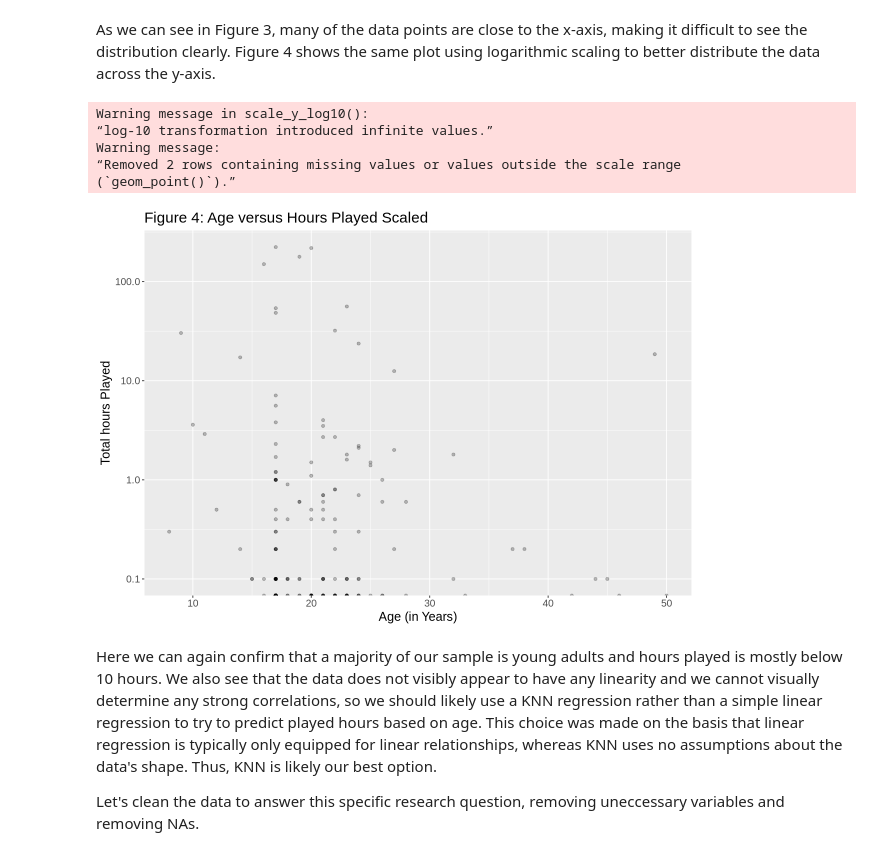
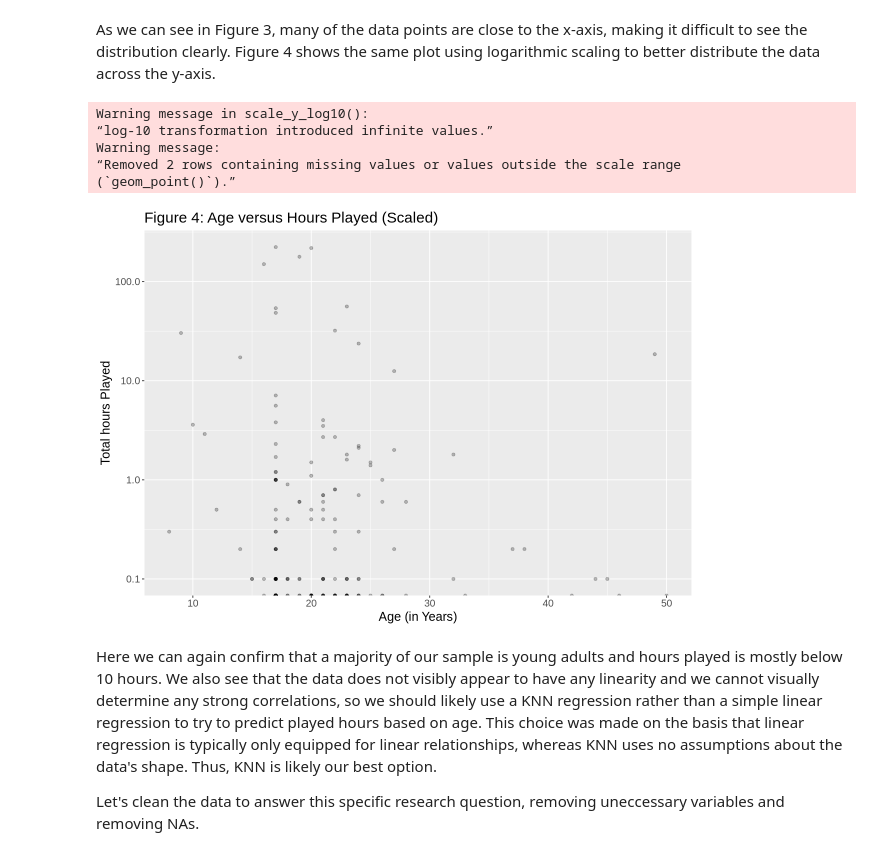
Before and after one commit to Lmcewe01/dsci-100-2025-LM-project, a Jupyter notebook: Analyses.ipynb, the cells around one changed output. Drawn from its saved outputs; the diff is of its cells as text; code cells hidden in the pictures.

```diff
--- a/Analyses.ipynb
+++ b/Analyses.ipynb
@@ -158,20 +158,20 @@ As we can see in Figure 3, many of the data points are close to the x-axis, maki
 # %%
 
 playr_time_age_plot_scaled <- players |> ggplot(aes(x = age,
                             y = played_hours)) +
                     geom_point(alpha = 0.25) +  scale_y_log10() +
                     labs(color = "Did the player subscribe?") +
-                    ylab("Total hours Played") + xlab("Age (in Years)") + ggtitle("Figure 4: Age versus Hours Played Scaled") +
+                    ylab("Total hours Played") + xlab("Age (in Years)") + ggtitle("Figure 4: Age versus Hours Played (Scaled)") +
                     theme(text = element_text(size = 15))
 
 playr_time_age_plot_scaled
 # %% [output]
 Warning message in scale_y_log10():
 “log-10 transformation introduced infinite values.”
 Warning message:
 “Removed 2 rows containing missing values or values outside the scale range
 (`geom_point()`).”
-[figure, old version]
+[figure, new version]
 # %% [markdown]
 Here we can again confirm that a majority of our sample is young adults and hours played is mostly below 10 hours.  We also see that the data does not visibly appear to have any linearity and we cannot visually determine any strong correlations,  so we should likely use a KNN regression rather than a simple linear regression to try to predict played hours based on age. This choice was made on the basis that linear regression is typically only equipped for linear relationships, whereas KNN uses no assumptions about the data's shape. Thus, KNN is likely our best option.
 
```
Also changed, not shown: parts of 7 cells of this notebook.
